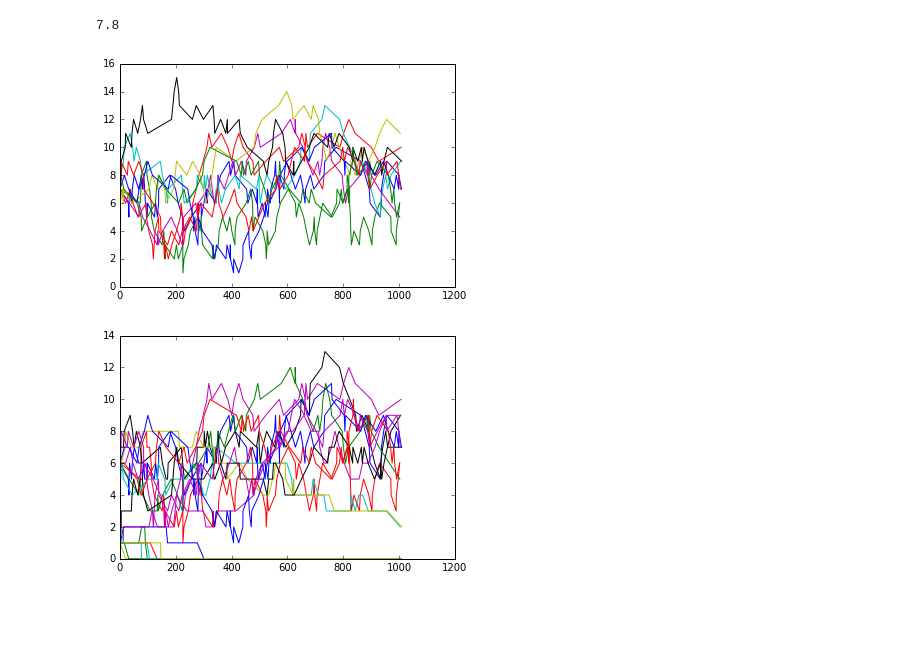
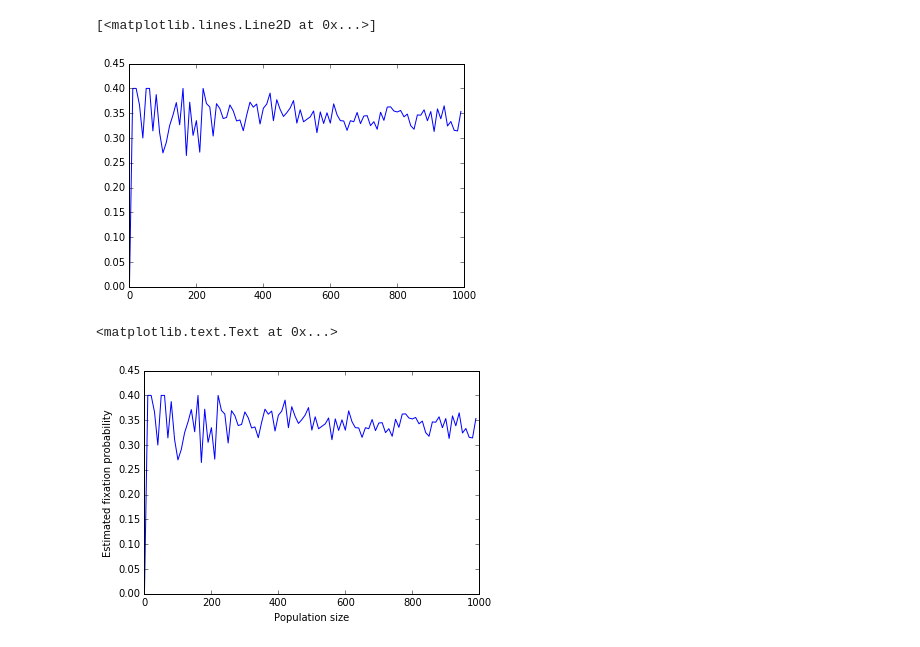
Before and after one commit to saraiht/math564, a Jupyter notebook: rings.ipynb, the cells around one changed output. Saved outputs shown, nothing was run; the diff lists cells and outputs as text; code cells hidden in the pictures; blank space fills up the shorter version.

Commit message:
Finished simulation for fixation probability on the line

```diff
--- a/rings.ipynb
+++ b/rings.ipynb
@@ -163,6 +196,21 @@ X.one_run(10000)
-# %%
-X.simulation(1000,10)
-# %% [output]
-7.8
-[figure, removed]
-[figure, removed]
+# %%
+FixationProbArray  = np.array([0])
+PopulationSizeArray = np.array([0])
+prob = 0
+for n in range(10, 1000, 10):
+    PopulationSizeArray = np.append(PopulationSizeArray, [n])
+    prob = X.simulation(100000000000,n)
+    FixationProbArray = np.append (FixationProbArray, [prob])
+
+
+plt.plot(PopulationSizeArray, FixationProbArray)
+# %% [output]
+[<matplotlib.lines.Line2D at 0x...>]
+[figure, added]
+# %%
+plt.plot(PopulationSizeArray, FixationProbArray)
+plt.ylabel("Estimated fixation probability")
+plt.xlabel("Population size")
+# %% [output]
+<matplotlib.text.Text at 0x...>
+[figure, added]
```
Also changed, not shown: parts of 2 cells of this notebook.
